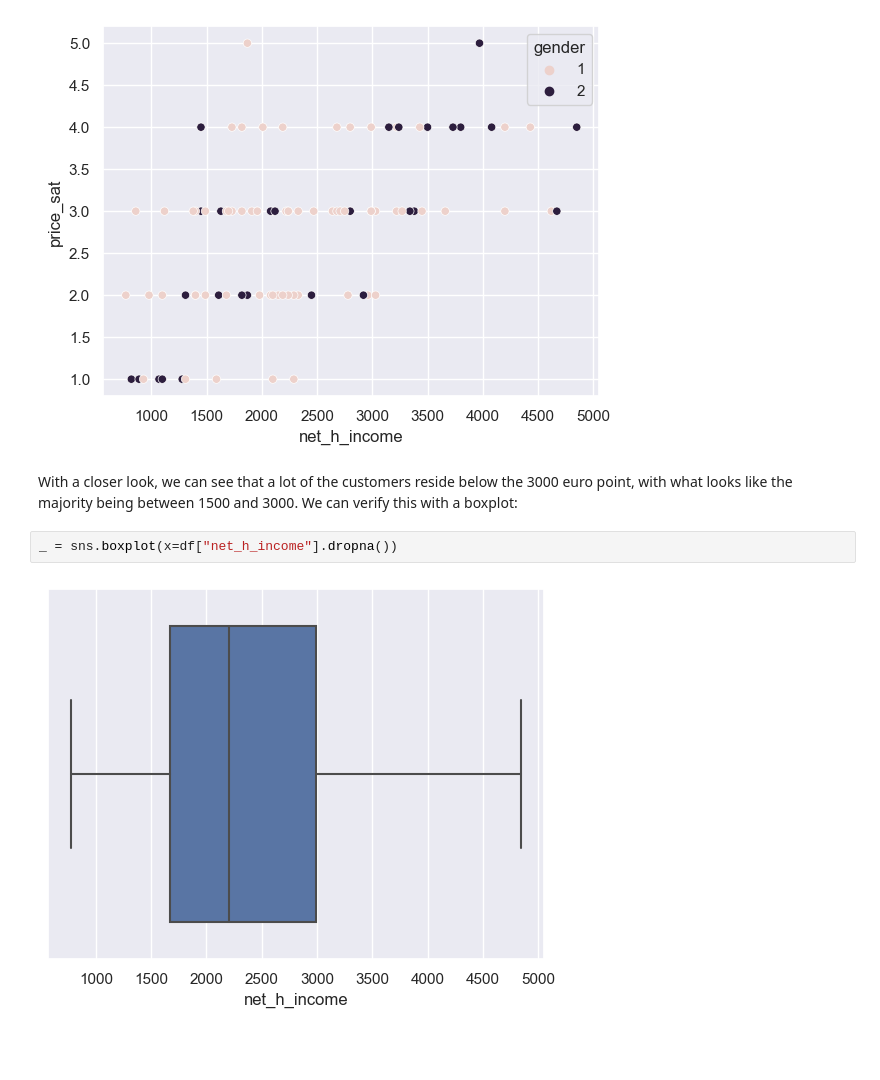
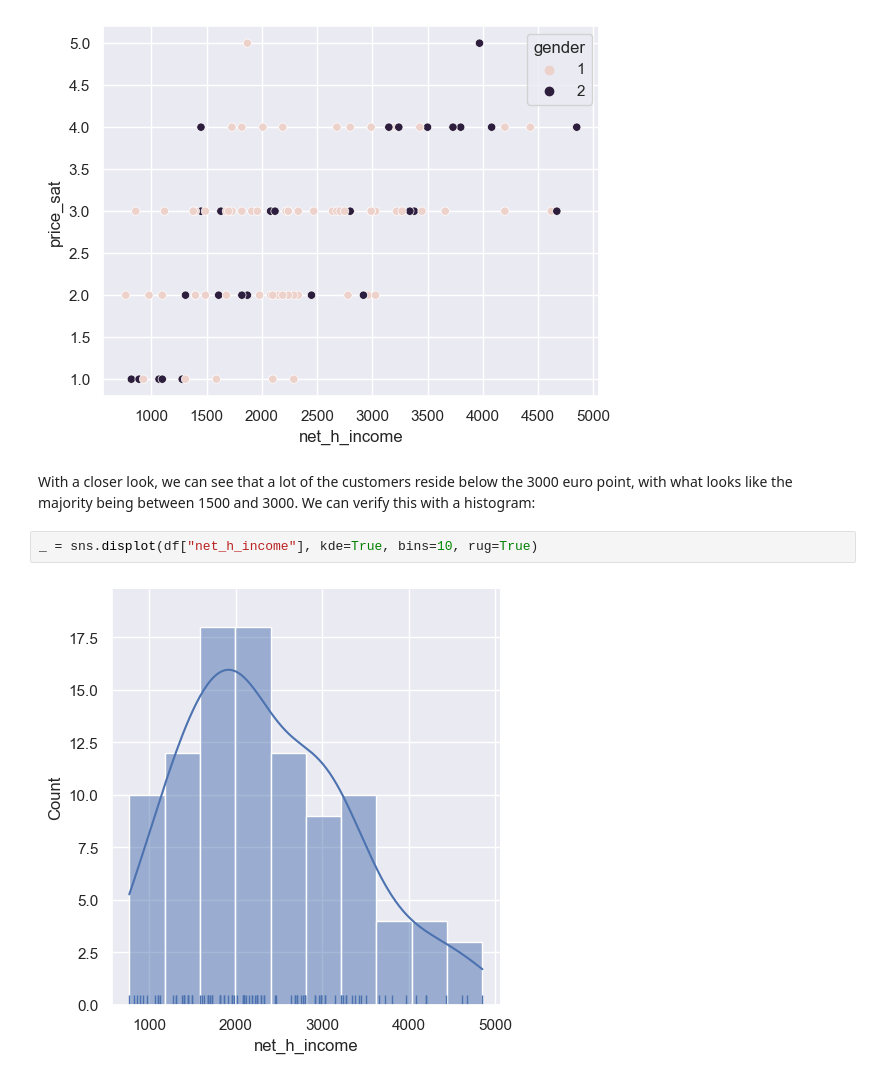
Before and after one commit to rkosova/ssd_analysis_hamk, a Jupyter notebook: analysis.ipynb, the cells around one changed output. Saved outputs shown, nothing was run; the diff lists cells and outputs as text; blank space fills up the shorter version.

```diff
--- a/analysis.ipynb
+++ b/analysis.ipynb
@@ -26,8 +27,8 @@ _ = sns.scatterplot(data = df, x = "net_h_income", y = "price_sat", hue = "gende
 # %% [output]
 [figure]
 # %% [markdown]
-With a closer look, we can see that a lot of the customers reside below the 3000 euro point, with what looks like the majority being between 1500 and 3000. We can verify this with a boxplot:
+With a closer look, we can see that a lot of the customers reside below the 3000 euro point, with what looks like the majority being between 1500 and 3000. We can verify this with a histogram:
 # %%
-_ = sns.boxplot(x=df["net_h_income"].dropna())
+_ = sns.displot(df["net_h_income"], kde=True, bins=10, rug=True)
 # %% [output]
-[figure, old version]
+[figure, new version]
```
Also changed, not shown: parts of 19 cells of this notebook, 1 other file.
